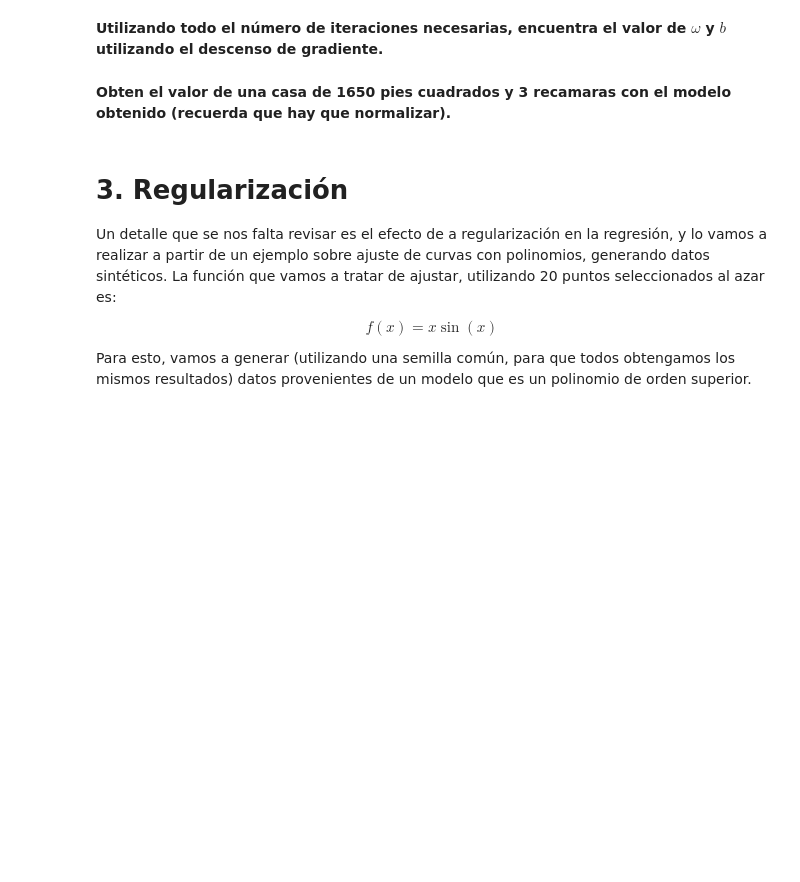
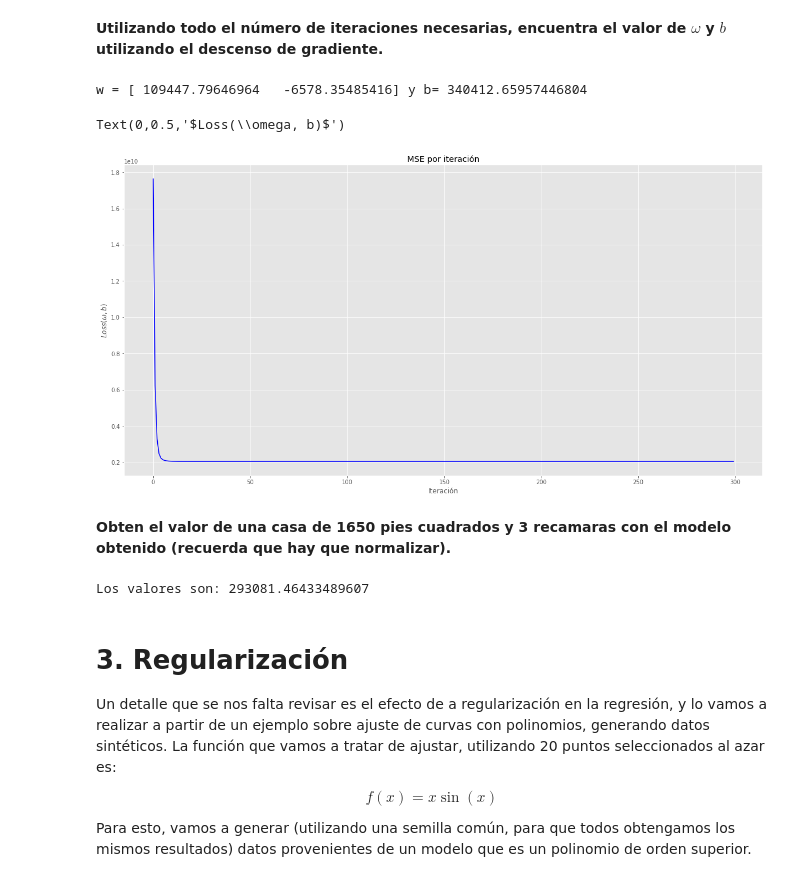
Before and after one commit to raulperod/redes-neuronales, a Jupyter notebook: neurona_lineal/neurona_lineal.ipynb, the cells around one changed output. Cells and saved outputs as stored; diff of their text form; code cells hidden in the pictures; blank space fills up the shorter version.

```diff
--- a/neurona_lineal/neurona_lineal.ipynb
+++ b/neurona_lineal/neurona_lineal.ipynb
@@ -341,2 +356,17 @@ plt.ylabel('MSE')
+# %%
+num_iters = 300
+
+w, b, mse_hist = descenso_gradiente_lotes(x_norm, y, w_ini, b_ini, alpha, num_iters)
+
+print("w = {} y b= {}".format(w, b))
+
+plt.plot(mse_hist, '-b')
+plt.title(u'MSE por iteración')
+plt.xlabel(u'Iteración')
+plt.ylabel(r'$Loss(\omega, b)$')
+# %% [output]
+w = [ 109447.79646964   -6578.35485416] y b= 340412.65957446804
+Text(0,0.5,'$Loss(\\omega, b)$')
+[figure, added]
 # %% [markdown]
 **Obten el valor de una casa de 1650 pies cuadrados y 3 recamaras con el modelo obtenido (recuerda que hay que normalizar).**
@@ -345,3 +373,12 @@ plt.ylabel('MSE')
+# %%
+# Escribe aquí el código
+x_est = np.array([1650, 3])
+x_est_norm = normaliza(x_est, medias, desviaciones)
+y_est = x_est_norm @ w + b
+
+print("Los valores son: {}".format(y_est))
+# %% [output]
+Los valores son: 293081.46433489607
 # %% [markdown]
 # 3. Regularización
 
```
Also changed, not shown: parts of 19 cells of this notebook.
